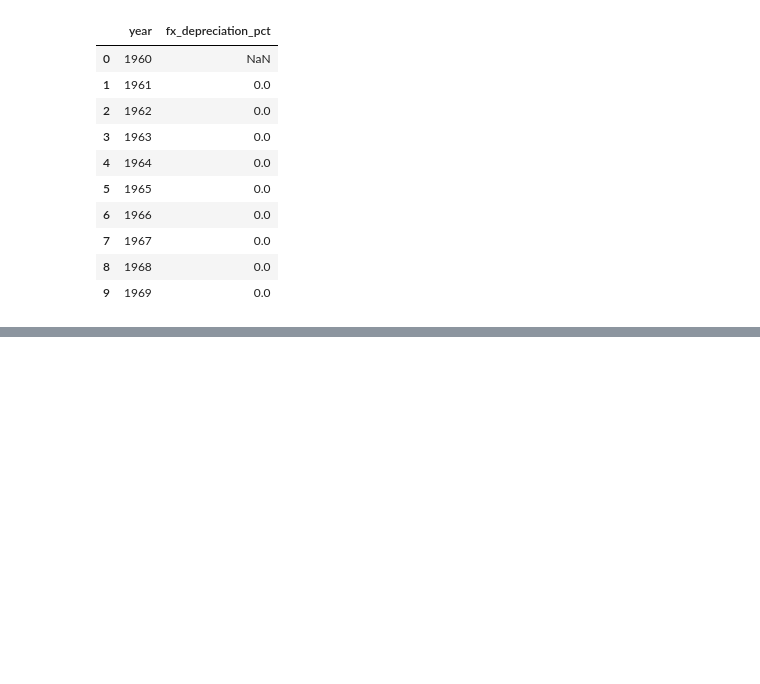
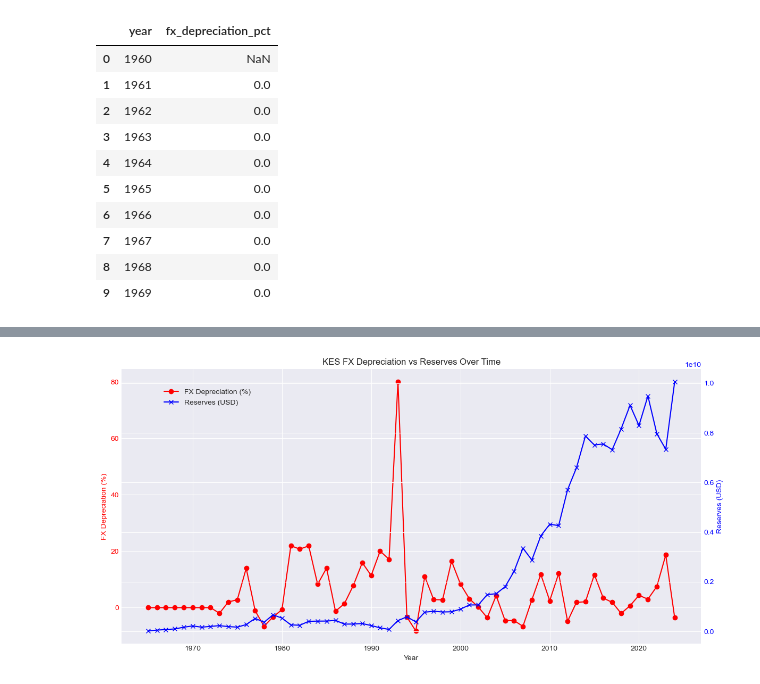
Before and after one commit to GACHINGU/AI-Financial-Crisis-Prediction, a Jupyter notebook: Index.ipynb, the cells around one changed output, grey strips where cells are left out. Saved outputs shown, nothing was run; the diff lists cells and outputs as text; code cells hidden in the pictures; blank space fills up the shorter version.

Commit message:
collected data

```diff
--- a/Index.ipynb
+++ b/Index.ipynb
@@ -454,0 +494,16 @@ fx[['year', 'fx_depreciation_pct']].head(10)
+# %%
+# Assuming your FX dataframe is 'fx' and reserves dataframe is 'reserves'
+
+# 1️⃣ Merging on year
+merged = fx.merge(df_reserves, on='year', how='left')
+
+# 2️⃣ Computing FX depreciation % if needed
+merged['fx_depreciation_pct'] = merged['kes_per_usd'].pct_change() * 100
+
+# 3️⃣ Computing a simple coverage metric
+# For example, how much of reserves would be needed to prevent full depreciation in USD
+merged['reserves_vs_fx_depreciation'] = merged['reserves_usd'] / merged['kes_per_usd']
+
+# 4️⃣ Inspect
+print(merged.head())
+print(merged.tail())
@@ -454,0 +528,33 @@ fx[['year', 'fx_depreciation_pct']].head(10)
+# %%
+# Simple coverage: how many years of depreciation (%) could reserves absorb
+merged['coverage_years'] = merged['reserves_usd'] / (merged['kes_per_usd'] * 1e7)  # adjusting the  scale
+# %%
+# Filtering out rows where fx_depreciation_pct is NaN
+plot_data = merged.dropna(subset=['fx_depreciation_pct', 'reserves_usd'])
+
+# Creating the figure and axis
+fig, ax1 = plt.subplots(figsize=(12,6))
+
+# Plotting FX depreciation (%) on left y-axis
+ax1.plot(plot_data['year'], plot_data['fx_depreciation_pct'], color='red', marker='o', label='FX Depreciation (%)')
+ax1.set_xlabel('Year')
+ax1.set_ylabel('FX Depreciation (%)', color='red')
+ax1.tick_params(axis='y', labelcolor='red')
+
+# Creating a second y-axis for reserves
+ax2 = ax1.twinx()
+ax2.plot(plot_data['year'], plot_data['reserves_usd'], color='blue', marker='x', label='Reserves (USD)')
+ax2.set_ylabel('Reserves (USD)', color='blue')
+ax2.tick_params(axis='y', labelcolor='blue')
+
+# Adding a title and grid
+plt.title('KES FX Depreciation vs Reserves Over Time')
+ax1.grid(True)
+
+# Show legend
+fig.tight_layout()
+fig.legend(loc='upper left', bbox_to_anchor=(0.1,0.9))
+
+plt.show()
+# %% [output]
+[figure, added]
```
Also changed, not shown: parts of 10 cells of this notebook, 2 other files.
